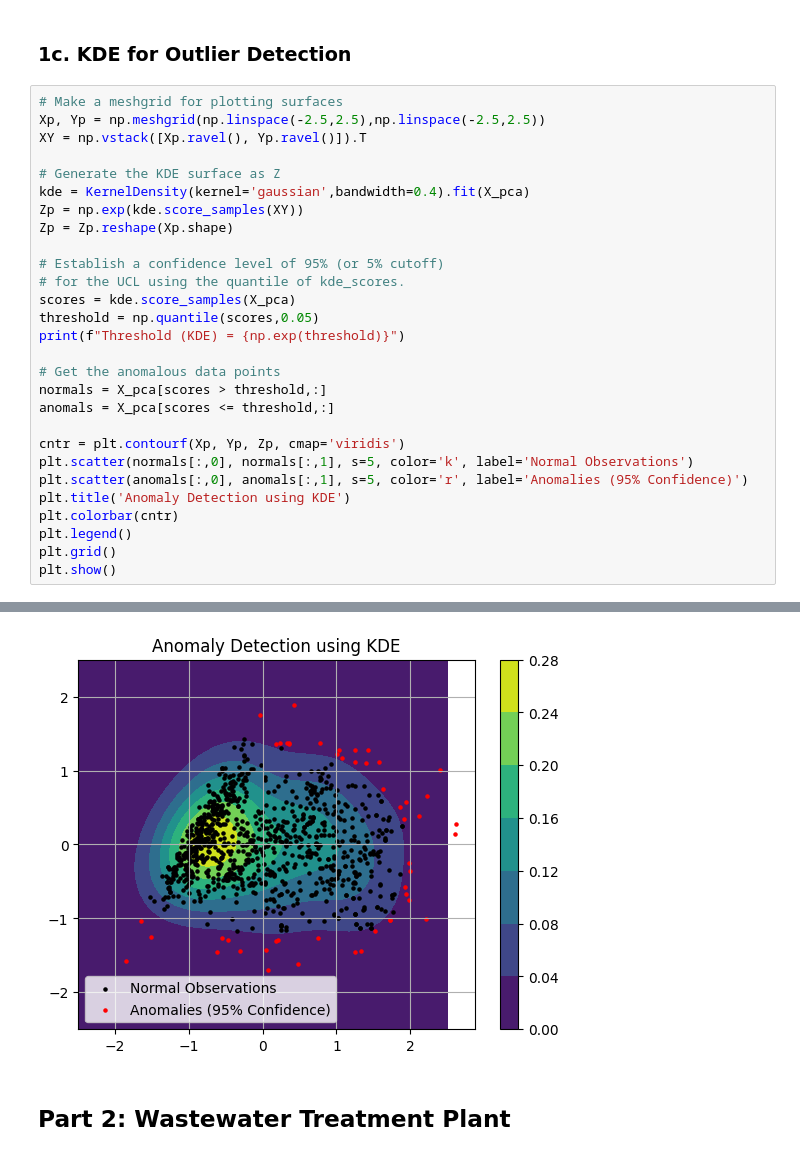
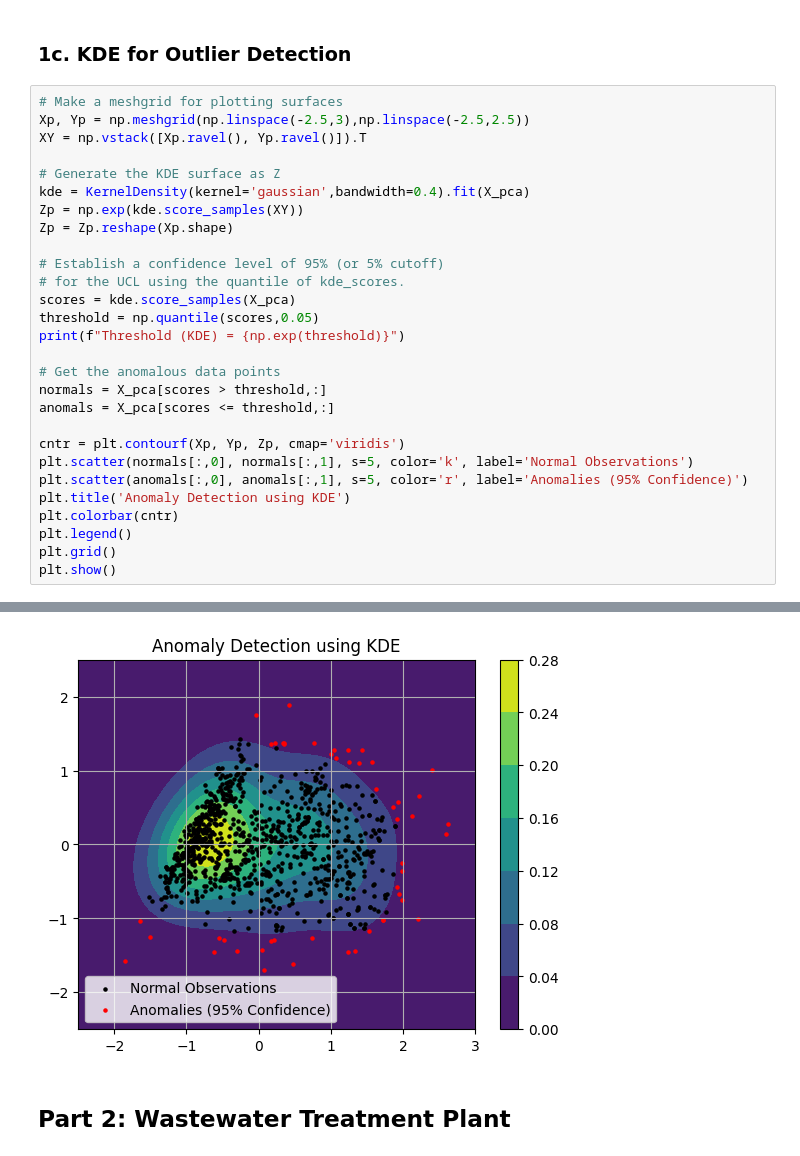
Before and after one commit to cayasryan/CAYAS-AI-221, a Jupyter notebook: MEX 6/MEX6.ipynb, the cells around one changed output, grey strips where cells are left out. Cells and saved outputs as stored; diff of their text form.

Commit message:
update KDE plot for item 1 and comparison essay

```diff
--- a/MEX 6/MEX6.ipynb
+++ b/MEX 6/MEX6.ipynb
@@ -137,7 +137,7 @@ plt.show()
 ### 1c. KDE for Outlier Detection
 # %%
 # Make a meshgrid for plotting surfaces
-Xp, Yp = np.meshgrid(np.linspace(-2.5,2.5),np.linspace(-2.5,2.5))
+Xp, Yp = np.meshgrid(np.linspace(-2.5,3),np.linspace(-2.5,2.5))
 XY = np.vstack([Xp.ravel(), Yp.ravel()]).T
 
 # Generate the KDE surface as Z
@@ -168,4 +168,4 @@ Threshold (KDE) = 0.03631271390280291
-[figure, old version]
+[figure, new version]
 # %% [markdown]
 ## Part 2: Wastewater Treatment Plant
 # %%
```
Also changed, not shown: parts of 4 cells of this notebook.
